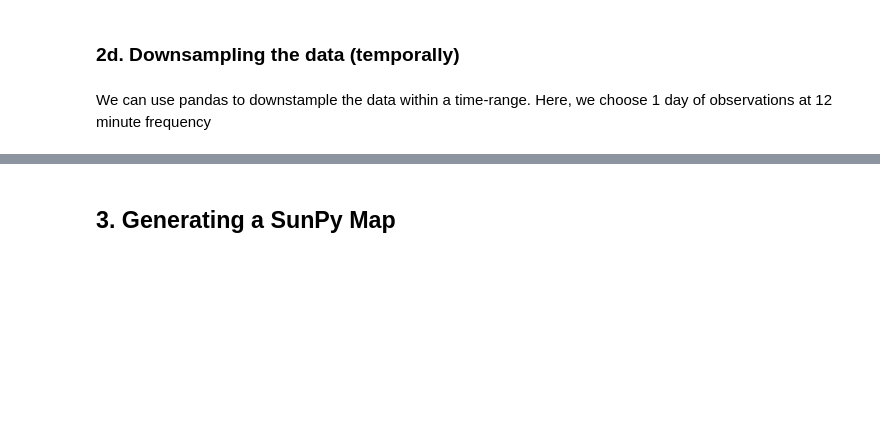
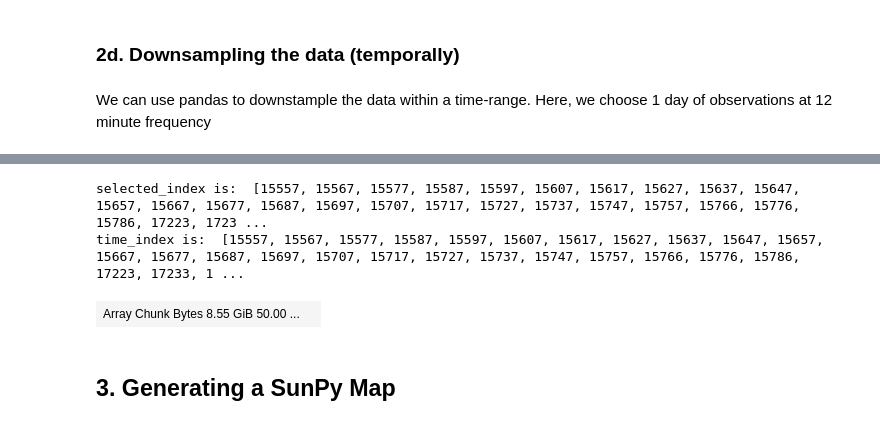
Before and after one commit to aishstronomer/flare-finder, a Jupyter notebook: sdoml_dataset_colab_aws_ask.ipynb, the cells around one changed output, grey strips where cells are left out. Cells and saved outputs as stored; diff of their text form; code cells hidden in the pictures; blank space fills up the shorter version.

```diff
--- a/sdoml_dataset_colab_aws_ask.ipynb
+++ b/sdoml_dataset_colab_aws_ask.ipynb
@@ -219,7 +329,7 @@ We can use pandas to downstample the data within a time-range. Here, we choose 1
 df_time = pd.DataFrame(t_obs, index=np.arange(np.shape(t_obs)[0]), columns=["Time"])
 df_time["Time"] = pd.to_datetime(df_time["Time"])
 
-# select times at a frequency of 12 minutes
+# select times at a frequency of 60 minutes
 selected_times = pd.date_range(
-    start="2010-08-28 00:00:00", end="2010-08-28 23:59:59", freq="12T", tz="UTC"
+    start="2015-01-01 00:00:00", end="2015-12-31 23:59:59", freq="60T", tz="UTC"
 )
@@ -226,10 +351,23 @@ selected_times = pd.date_range(
 # %%
+# selected_index is finding all the dates available in df_time['Time'] which is
+# in the actual data and the hourly time_index that I've created in selected_times
+
 selected_index = []
-for i in selected_times:
-    selected_index.append(np.argmin(abs(df_time["Time"] - i)))
+for i in selected_times[None:None]:
+  # print(i)
+  selected_index.append(np.argmin(abs(df_time["Time"] - i)))
 # may be a more efficient way of doing this
+print('selected_index is: ', selected_index)
+
+# keep only elements in selected_index that are greater than zero - but why?
 time_index = list(filter(lambda x: x > 0, selected_index))
+print('time_index is: ', time_index)
+
 da.from_array(data)[time_index, :, :]
+# %% [output]
+selected_index is:  [15557, 15567, 15577, 15587, 15597, 15607, 15617, 15627, 15637, 15647, 15657, 15667, 15677, 15687, 15697, 15707, 15717, 15727, 15737, 15747, 15757, 15766, 15776, 15786, 17223, 1723 ...
+time_index is:  [15557, 15567, 15577, 15587, 15597, 15607, 15617, 15627, 15637, 15647, 15657, 15667, 15677, 15687, 15697, 15707, 15717, 15727, 15737, 15747, 15757, 15766, 15776, 15786, 17223, 17233, 1 ...
+| Array Chunk Bytes 8.55 GiB 50.00 ... |  |
 # %% [markdown]
 ## 3. Generating a SunPy Map
 # %% [markdown]
```
Also changed, not shown: parts of 25 cells of this notebook, 2 other files.
